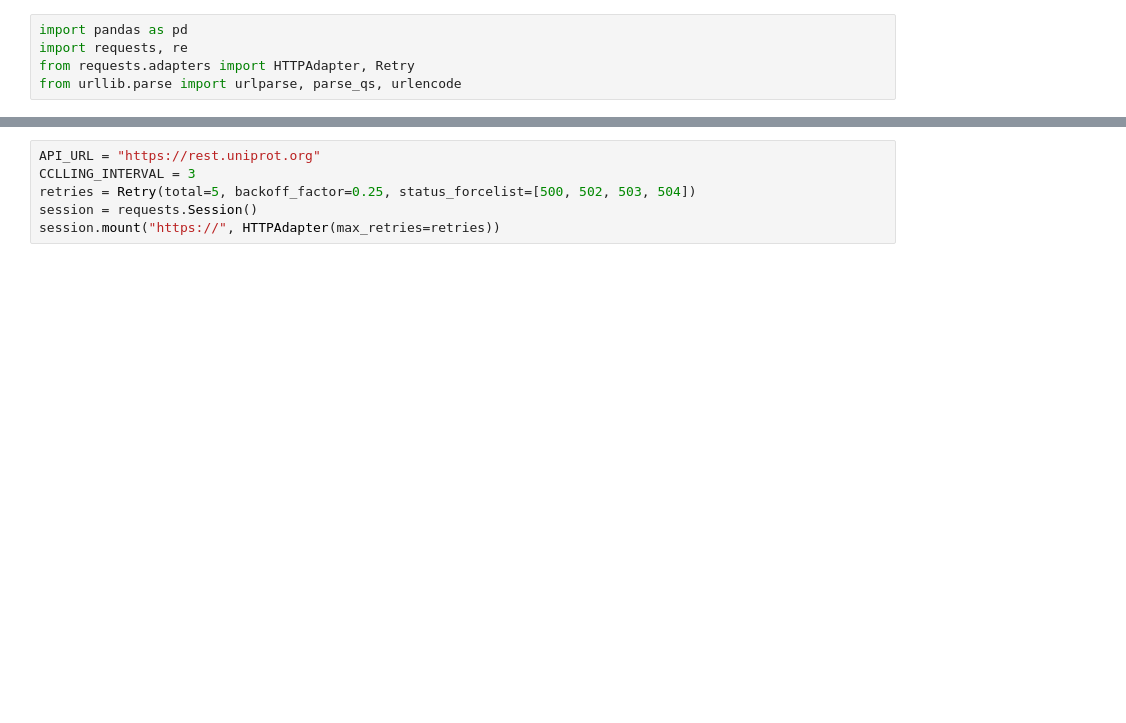
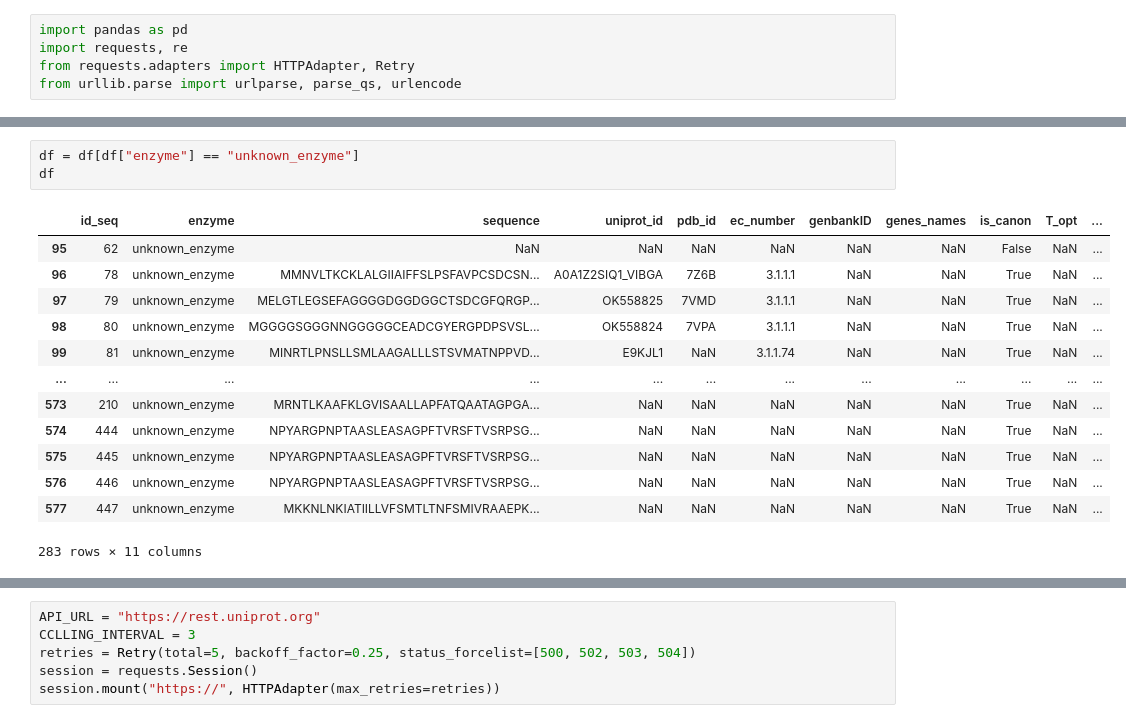
Before and after one commit to ProteinEngineering-PESB2/BioSeqDownloader, a Jupyter notebook: tests.ipynb, the cells around one changed output, grey strips where cells are left out. Saved outputs shown, nothing was run; the diff lists cells and outputs as text; blank space fills up the shorter version.

```diff
--- a/tests.ipynb
+++ b/tests.ipynb
@@ -8,0 +23,17 @@ df
+# %%
+df = df[df["enzyme"] == "unknown_enzyme"]
+df
+# %% [output]
+|  | id_seq | enzyme | sequence | uniprot_id | pdb_id | ec_number | genbankID | genes_names | is_canon | T_opt | ... |
+| 95 | 62 | unknown_enzyme | NaN | NaN | NaN | NaN | NaN | NaN | False | NaN | ... |
+| 96 | 78 | unknown_enzyme | MMNVLTKCKLALGIIAIFFSLPSFAVPCSDCSN... | A0A1Z2SIQ1_VIBGA | 7Z6B | 3.1.1.1 | NaN | NaN | True | NaN | ... |
+| 97 | 79 | unknown_enzyme | MELGTLEGSEFAGGGGDGGDGGCTSDCGFQRGP... | OK558825 | 7VMD | 3.1.1.1 | NaN | NaN | True | NaN | ... |
+| 98 | 80 | unknown_enzyme | MGGGGSGGGNNGGGGGCEADCGYERGPDPSVSL... | OK558824 | 7VPA | 3.1.1.1 | NaN | NaN | True | NaN | ... |
+| 99 | 81 | unknown_enzyme | MINRTLPNSLLSMLAAGALLLSTSVMATNPPVD... | E9KJL1 | NaN | 3.1.1.74 | NaN | NaN | True | NaN | ... |
+| ... | ... | ... | ... | ... | ... | ... | ... | ... | ... | ... | ... |
+| 573 | 210 | unknown_enzyme | MRNTLKAAFKLGVISAALLAPFATQAATAGPGA... | NaN | NaN | NaN | NaN | NaN | True | NaN | ... |
+| 574 | 444 | unknown_enzyme | NPYARGPNPTAASLEASAGPFTVRSFTVSRPSG... | NaN | NaN | NaN | NaN | NaN | True | NaN | ... |
+| 575 | 445 | unknown_enzyme | NPYARGPNPTAASLEASAGPFTVRSFTVSRPSG... | NaN | NaN | NaN | NaN | NaN | True | NaN | ... |
+| 576 | 446 | unknown_enzyme | NPYARGPNPTAASLEASAGPFTVRSFTVSRPSG... | NaN | NaN | NaN | NaN | NaN | True | NaN | ... |
+| 577 | 447 | unknown_enzyme | MKKNLNKIATIILLVFSMTLTNFSMIVRAAEPK... | NaN | NaN | NaN | NaN | NaN | True | NaN | ... |
+283 rows × 11 columns
```
Also changed, not shown: parts of 17 cells of this notebook, 1 other file.
